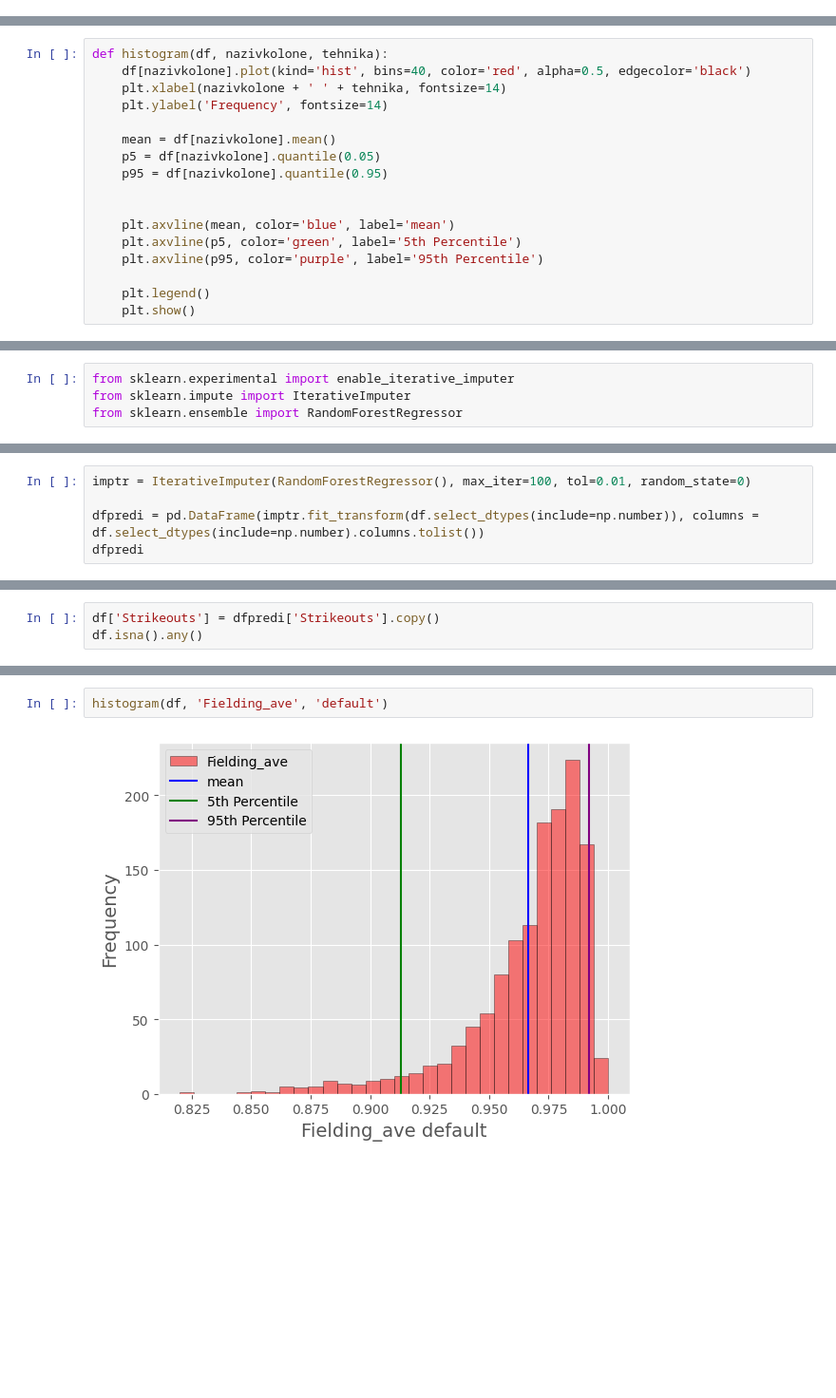
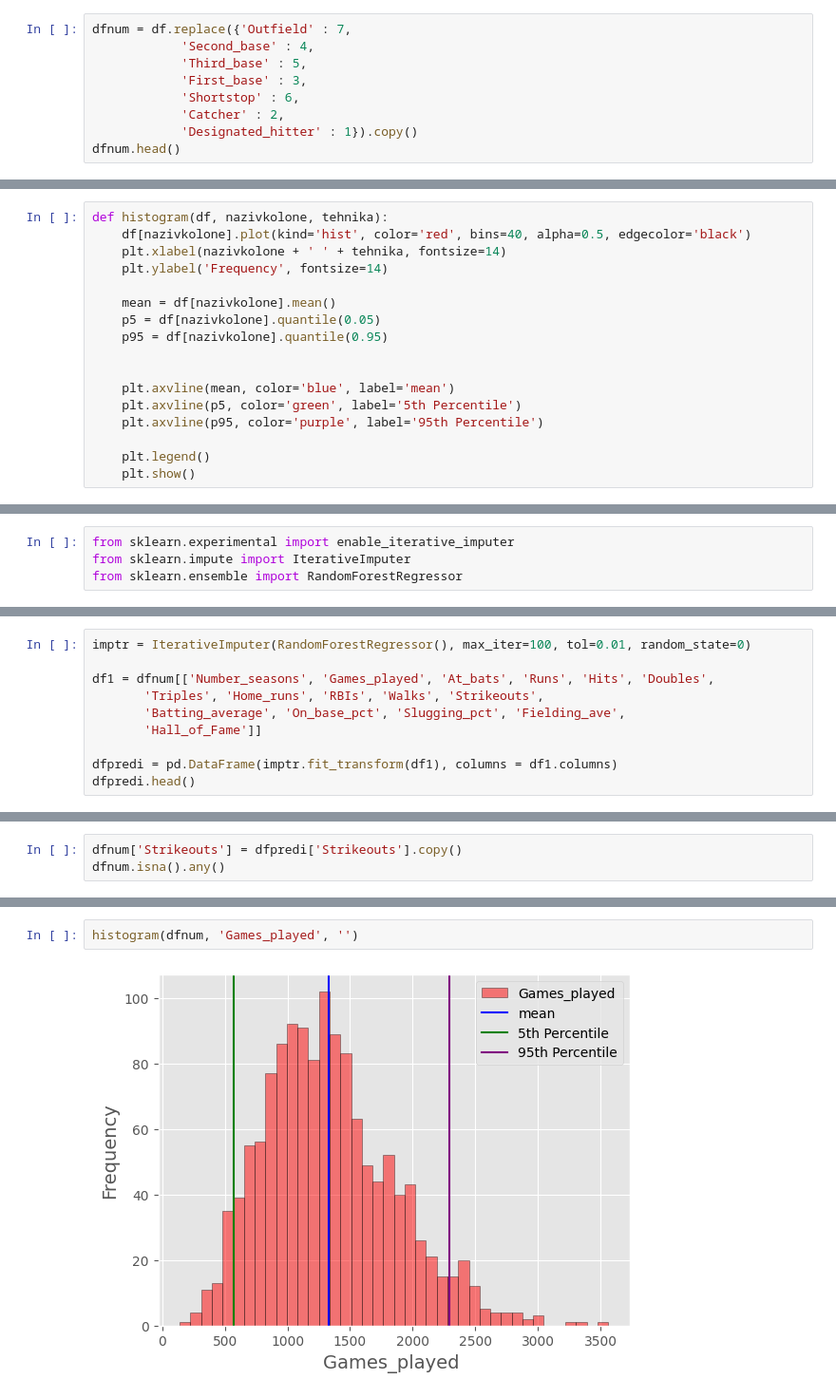
Before and after one commit to MATF-istrazivanje-podataka-1/2023_Data_Mining_Baseball_Dataset, a Jupyter notebook: Preprocesiranje.ipynb, the cells around one changed output, grey strips where cells are left out. Shown: that part at 95% size. Cells and saved outputs as stored; diff of their text form; blank space fills up the shorter version.

```diff
--- a/Preprocesiranje.ipynb
+++ b/Preprocesiranje.ipynb
@@ -60,0 +57,9 @@ dfOriginal = df.copy(deep=True)
+# %%
+dfnum = df.replace({'Outfield' : 7,
+            'Second_base' : 4,
+            'Third_base' : 5,
+            'First_base' : 3,
+            'Shortstop' : 6,
+            'Catcher' : 2,
+            'Designated_hitter' : 1}).copy()
+dfnum.head()
@@ -120,7 +144,7 @@ df[df.Strikeouts.isna()].describe()
 | max | 14.000000 | 1671.00000 | 5919.000000 | 948.000000 | 1752.000000 | 268.000000 | 164.00000 | 59.000000 | 796.000000 | ... |
 # %%
 def histogram(df, nazivkolone, tehnika):
-    df[nazivkolone].plot(kind='hist', bins=40, color='red', alpha=0.5, edgecolor='black')
+    df[nazivkolone].plot(kind='hist', color='red', bins=40, alpha=0.5, edgecolor='black')
     plt.xlabel(nazivkolone + ' ' + tehnika, fontsize=14)
     plt.ylabel('Frequency', fontsize=14)
 
@@ -142,8 +178,13 @@ from sklearn.ensemble import RandomForestRegressor
 # %%
 imptr = IterativeImputer(RandomForestRegressor(), max_iter=100, tol=0.01, random_state=0)
 
-dfpredi = pd.DataFrame(imptr.fit_transform(df.select_dtypes(include=np.number)), columns = df.select_dtypes(include=np.number).columns.tolist())
-dfpredi
+df1 = dfnum[['Number_seasons', 'Games_played', 'At_bats', 'Runs', 'Hits', 'Doubles',
+       'Triples', 'Home_runs', 'RBIs', 'Walks', 'Strikeouts',
+       'Batting_average', 'On_base_pct', 'Slugging_pct', 'Fielding_ave',
+       'Hall_of_Fame']]
+
+dfpredi = pd.DataFrame(imptr.fit_transform(df1), columns = df1.columns)
+dfpredi.head()
 # %% [output]
 |  | Number_seasons | Games_played | At_bats | Runs | Hits | Doubles | Triples | Home_runs | RBIs | ... |
 | 0 | 23.0 | 3298.0 | 12364.0 | 2174.0 | 3771.0 | 624.0 | 98.0 | 755.0 | 2297.0 | ... |
@@ -167,6 +201,6 @@ histogram(dfpredi, 'Strikeouts', 'imputation')
 # %%
-df['Strikeouts'] = dfpredi['Strikeouts'].copy()
-df.isna().any()
+dfnum['Strikeouts'] = dfpredi['Strikeouts'].copy()
+dfnum.isna().any()
 # %% [output]
 Number_seasons     False
 Games_played       False
@@ -327,4 +287,4 @@ df.query('Traditional == -1 and Isolation_Forest == -1 and Eliptic_Envelope == -
 # %%
-histogram(df, 'Fielding_ave', 'default')
+histogram(dfnum, 'Games_played', '')
 # %% [output]
-[figure, old version]
+[figure, new version]
```
Also changed, not shown: parts of 47 cells of this notebook, 7 other files.
